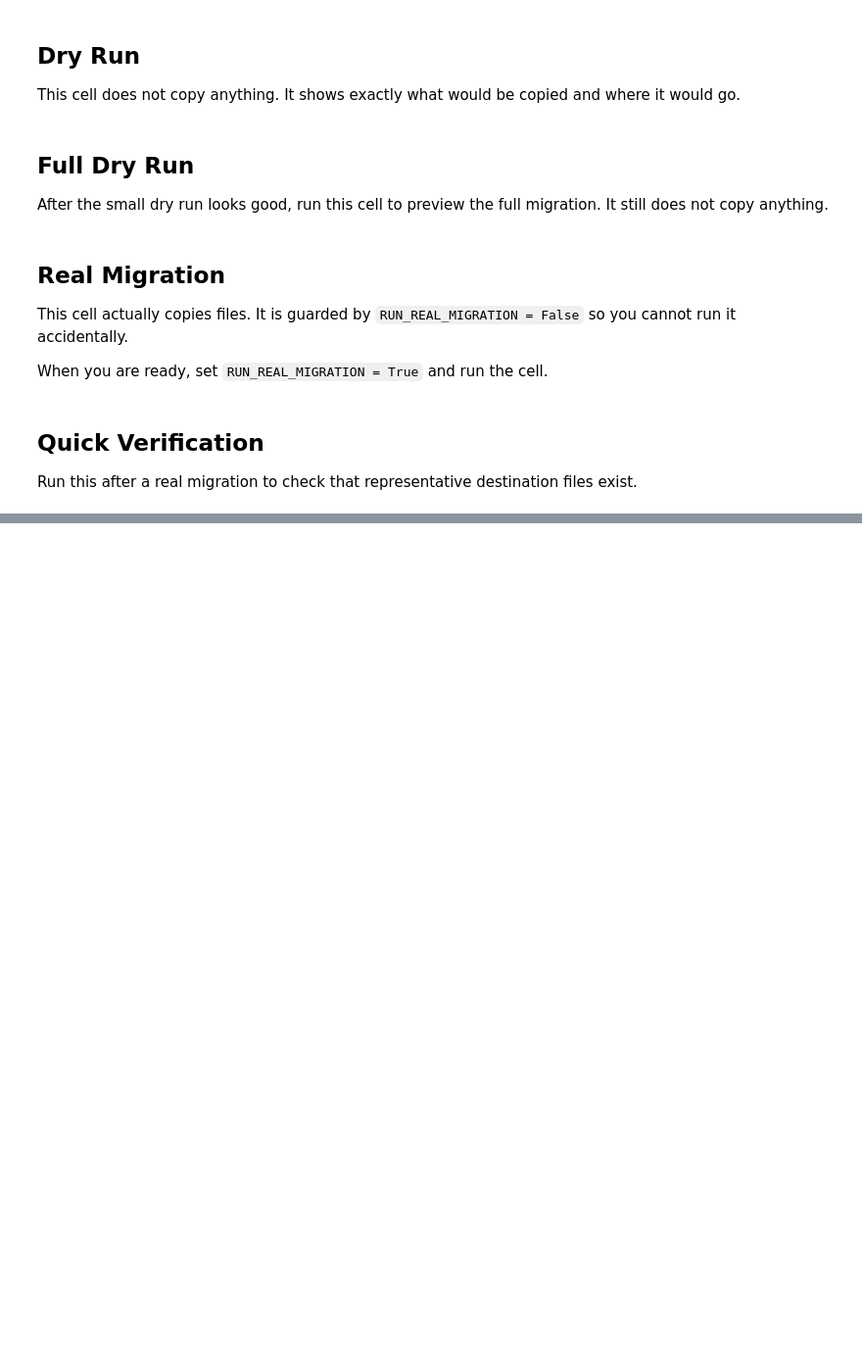
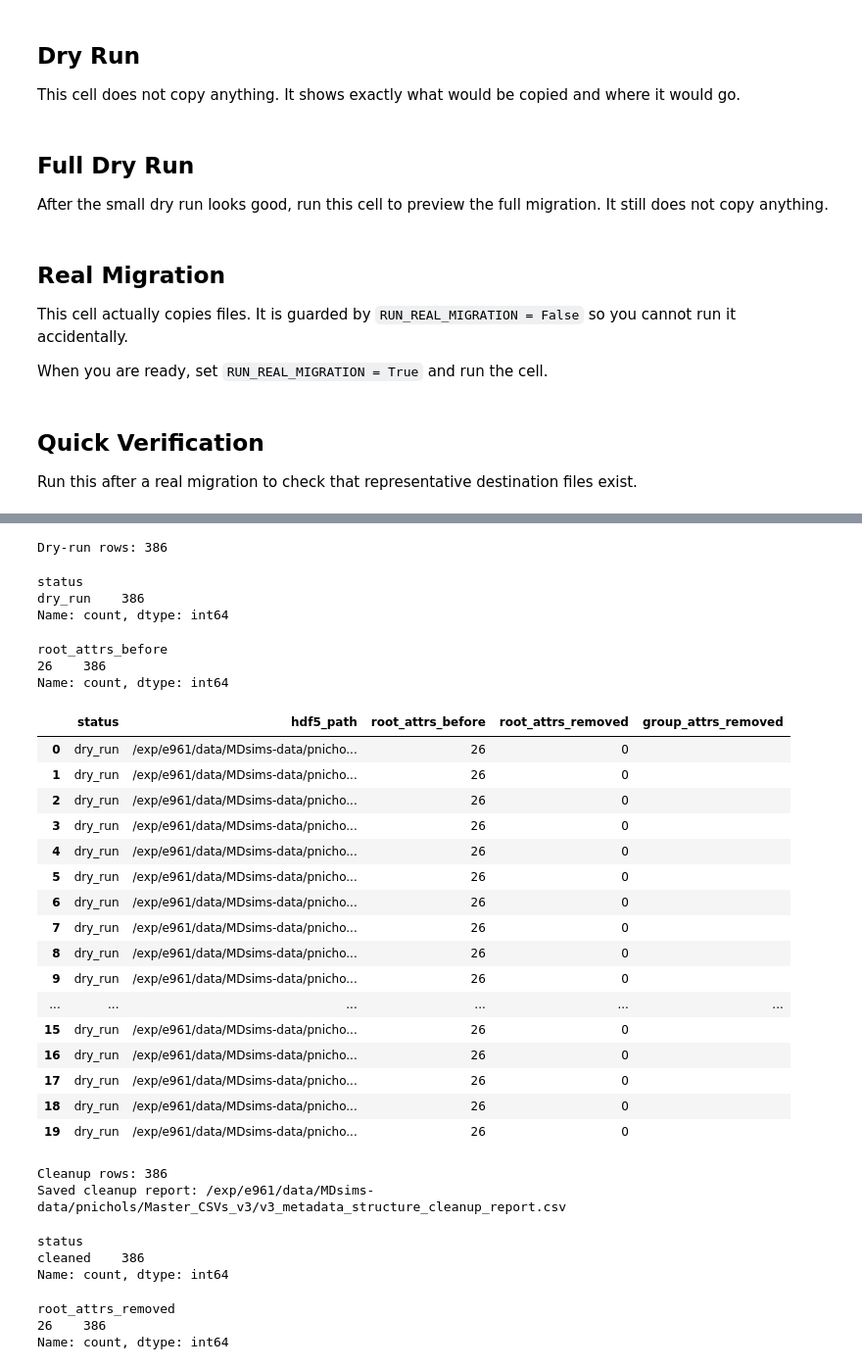
Before and after one commit to SBC-Collaboration/MDsims, a Jupyter notebook: Migrate_Data_To_V3.ipynb, the cells around one changed output, grey strips where cells are left out. Shown at 98% size. Drawn from its saved outputs; the diff is of its cells as text; code cells hidden in the pictures; blank space fills up the shorter version.

Commit message:
checking metadata update

```diff
--- a/Migrate_Data_To_V3.ipynb
+++ b/Migrate_Data_To_V3.ipynb
@@ -242,3 +242,79 @@ Name: count, dtype: int64
 | 17 | normalized | /exp/e961/data/MDsims-data/pnicho... | PE_drop,voxel | metadata/classification/PE_drop,m... | True |
 | 18 | normalized | /exp/e961/data/MDsims-data/pnicho... | PE_drop,voxel | metadata/classification/PE_drop,m... | True |
 | 19 | normalized | /exp/e961/data/MDsims-data/pnicho... | PE_drop,voxel | metadata/classification/PE_drop,m... | True |
+# %%
+from pathlib import Path
+from md_Helpers import metadata
+
+DATA_ROOT = Path("/exp/e961/data/MDsims-data/pnichols")
+THERMALIZED_V3_ROOT = DATA_ROOT / "Thermalized_States_v3"
+REPORT_ROOT = DATA_ROOT / "Master_CSVs_v3"
+
+# 1. Dry run first
+dry_report = metadata.cleanup_all_v3_metadata_files(
+    root=THERMALIZED_V3_ROOT,
+    dry_run=True,
+    clear_root_attrs=True,
+    remove_group_overlap=True,
+)
+
+print("Dry-run rows:", len(dry_report))
+display(dry_report["status"].value_counts(dropna=False))
+display(dry_report["root_attrs_before"].value_counts(dropna=False).head(20))
+display(dry_report.head(20))
+
+# 2. Set True only after dry run looks right
+RUN_REAL_METADATA_CLEANUP = True
+
+if RUN_REAL_METADATA_CLEANUP:
+    cleanup_report = metadata.cleanup_all_v3_metadata_files(
+        root=THERMALIZED_V3_ROOT,
+        dry_run=False,
+        clear_root_attrs=True,
+        remove_group_overlap=True,
+    )
+
+    REPORT_ROOT.mkdir(parents=True, exist_ok=True)
+    report_path = REPORT_ROOT / "v3_metadata_structure_cleanup_report.csv"
+    cleanup_report.to_csv(report_path, index=False)
+
+    print("Cleanup rows:", len(cleanup_report))
+    print("Saved cleanup report:", report_path)
+    display(cleanup_report["status"].value_counts(dropna=False))
+    display(cleanup_report["root_attrs_removed"].value_counts(dropna=False).head(20))
+    display(cleanup_report.head(20))
+else:
+    print("Dry run only. Set RUN_REAL_METADATA_CLEANUP = True to modify files.")
+# %% [output]
+Dry-run rows: 386
+status
+dry_run    386
+Name: count, dtype: int64
+root_attrs_before
+26    386
+Name: count, dtype: int64
+|  | status | hdf5_path | root_attrs_before | root_attrs_removed | group_attrs_removed |
+| 0 | dry_run | /exp/e961/data/MDsims-data/pnicho... | 26 | 0 |  |
+| 1 | dry_run | /exp/e961/data/MDsims-data/pnicho... | 26 | 0 |  |
+| 2 | dry_run | /exp/e961/data/MDsims-data/pnicho... | 26 | 0 |  |
+| 3 | dry_run | /exp/e961/data/MDsims-data/pnicho... | 26 | 0 |  |
+| 4 | dry_run | /exp/e961/data/MDsims-data/pnicho... | 26 | 0 |  |
+| 5 | dry_run | /exp/e961/data/MDsims-data/pnicho... | 26 | 0 |  |
+| 6 | dry_run | /exp/e961/data/MDsims-data/pnicho... | 26 | 0 |  |
+| 7 | dry_run | /exp/e961/data/MDsims-data/pnicho... | 26 | 0 |  |
+| 8 | dry_run | /exp/e961/data/MDsims-data/pnicho... | 26 | 0 |  |
+| 9 | dry_run | /exp/e961/data/MDsims-data/pnicho... | 26 | 0 |  |
+| ... | ... | ... | ... | ... | ... |
+| 15 | dry_run | /exp/e961/data/MDsims-data/pnicho... | 26 | 0 |  |
+| 16 | dry_run | /exp/e961/data/MDsims-data/pnicho... | 26 | 0 |  |
+| 17 | dry_run | /exp/e961/data/MDsims-data/pnicho... | 26 | 0 |  |
+| 18 | dry_run | /exp/e961/data/MDsims-data/pnicho... | 26 | 0 |  |
+| 19 | dry_run | /exp/e961/data/MDsims-data/pnicho... | 26 | 0 |  |
+Cleanup rows: 386
+Saved cleanup report: /exp/e961/data/MDsims-data/pnichols/Master_CSVs_v3/v3_metadata_structure_cleanup_report.csv
+status
+cleaned    386
+Name: count, dtype: int64
+root_attrs_removed
+26    386
+Name: count, dtype: int64
```
Also changed, not shown: parts of 1 cell of this notebook, 1 other file.
